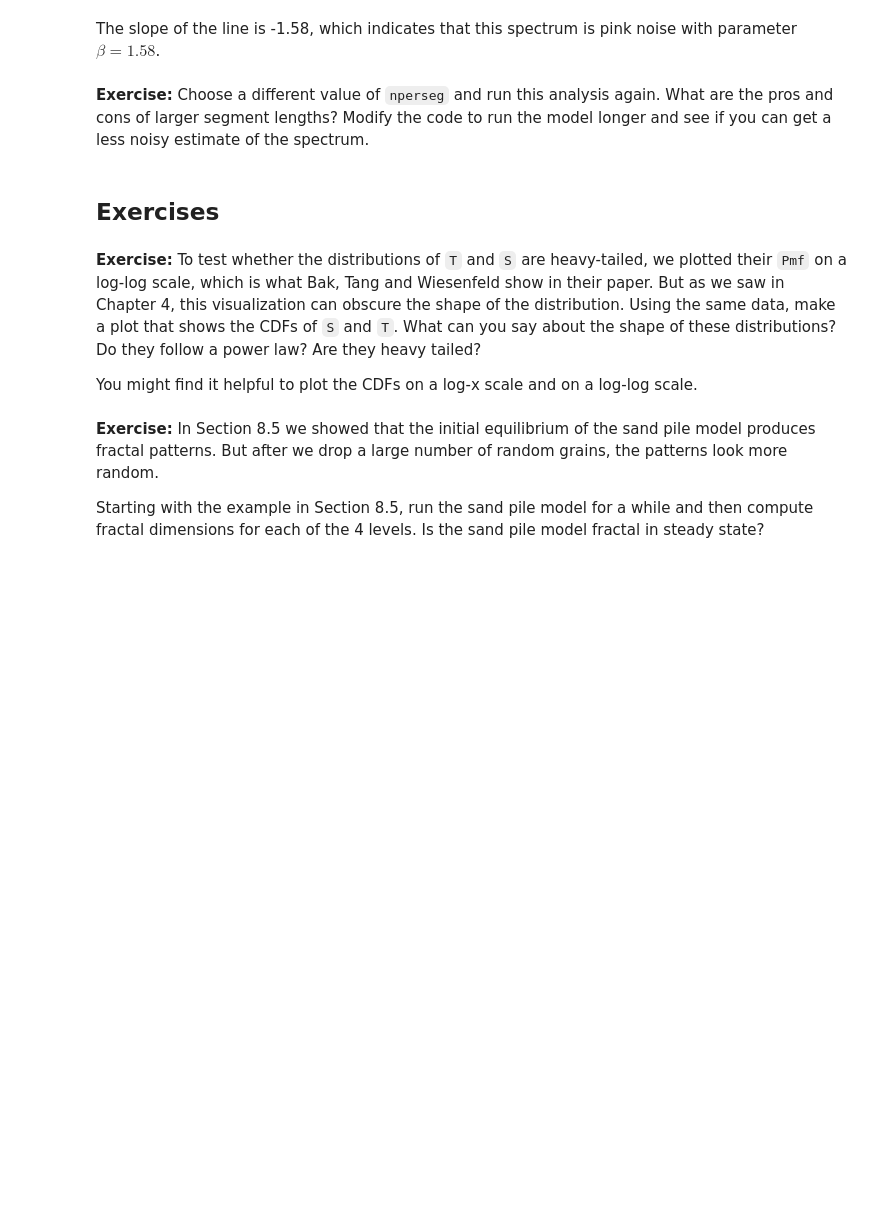
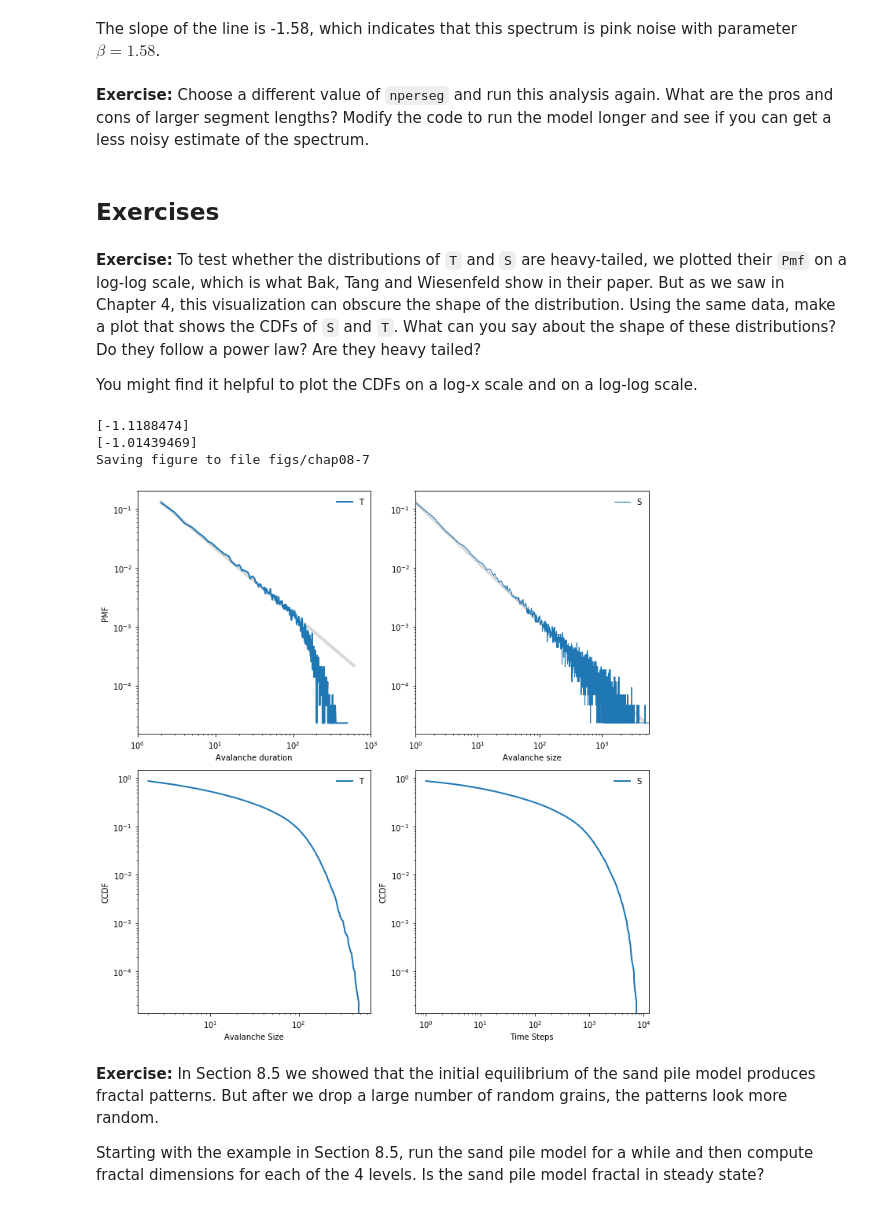
Before and after one commit to smithb16/ThinkComplexity2, a Jupyter notebook: notebooks/chap08.ipynb, the cells around one changed output. Drawn from its saved outputs; the diff is of its cells as text; code cells hidden in the pictures; blank space fills up the shorter version.

```diff
--- a/notebooks/chap08.ipynb
+++ b/notebooks/chap08.ipynb
@@ -496,3 +514,68 @@ You might find it helpful to plot the CDFs on a log-x scale and on a log-log sca
+# %%
+from empiricaldist import Cdf
+
+## Make and plot PMFs
+pmfT = Pmf.from_seq(T)
+pmfS = Pmf.from_seq(S)
+
+## Make PMF & CDF  on log-log
+plt.figure(figsize=(10, 10))
+
+# Subplot1 - PMF of T
+plt.subplot(2, 2, 1)
+
+xs = [2, 600]
+ys = [1.3e-1, 2.2e-4]
+print(slope(xs, ys))
+
+options = dict(color='gray', alpha=0.3, linewidth=4)
+plt.plot(xs, ys, **options)
+
+pmfT.plot(label='T', linewidth=2)
+decorate(xlabel='Avalanche duration',
+                 xlim=[1, 1000],
+                 ylabel='PMF',
+                 xscale='log',
+                 yscale='log',
+                 loc='upper right')
+
+# Subplot 2 - PMF of S
+plt.subplot(2, 2, 2)
+
+xs = [1, 5000]
+ys = [1.3e-1, 2.3e-5]
+print(slope(xs, ys))
+
+plt.plot(xs, ys, **options)
+pmfS.plot(label='S', linewidth=1)
+decorate(xlabel='Avalanche size',
+                 xlim=[1, 5600],
+                 xscale='log',
+                 yscale='log')
+
+# Make CDFs
+cdfS = Cdf.from_seq(S)
+cdfT = Cdf.from_seq(T)
+
+# Subplot 3 - CDF T
+plt.subplot(2,2,3)
+(1-cdfT).plot(color='C0', label='T')
+decorate(xlabel='Avalanche Size',xscale='log',
+        ylabel='CCDF', yscale='log')
+
+# Subplot 4 - CDF S
+plt.subplot(2,2,4)
+(1-cdfS).plot(color='C0', label='S')
+decorate(xlabel='Time Steps',xscale='log',
+        ylabel='CCDF', yscale='log')
+
+
+savefig('figs/chap08-7')
+# %% [output]
+[-1.1188474]
+[-1.01439469]
+Saving figure to file figs/chap08-7
+[figure, added]
 # %%
 # Solution goes here
 # %%
```
Also changed, not shown: parts of 32 cells of this notebook, 21 other files.
